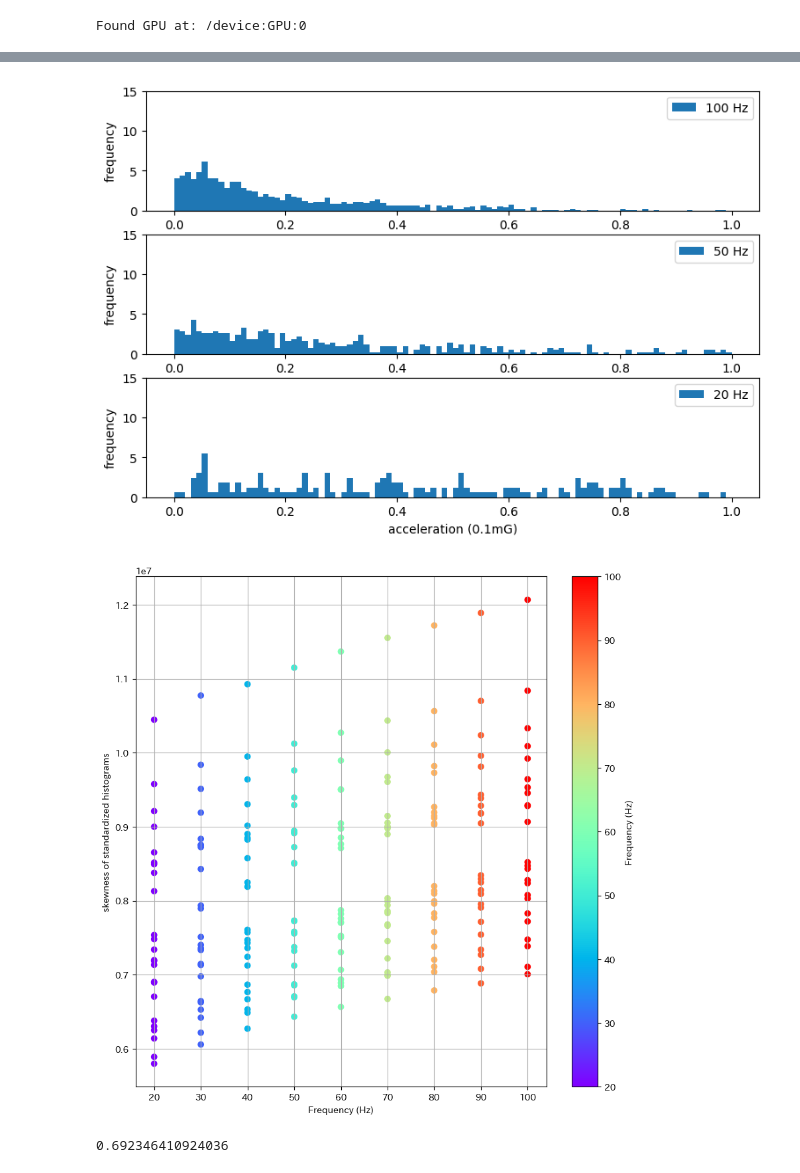
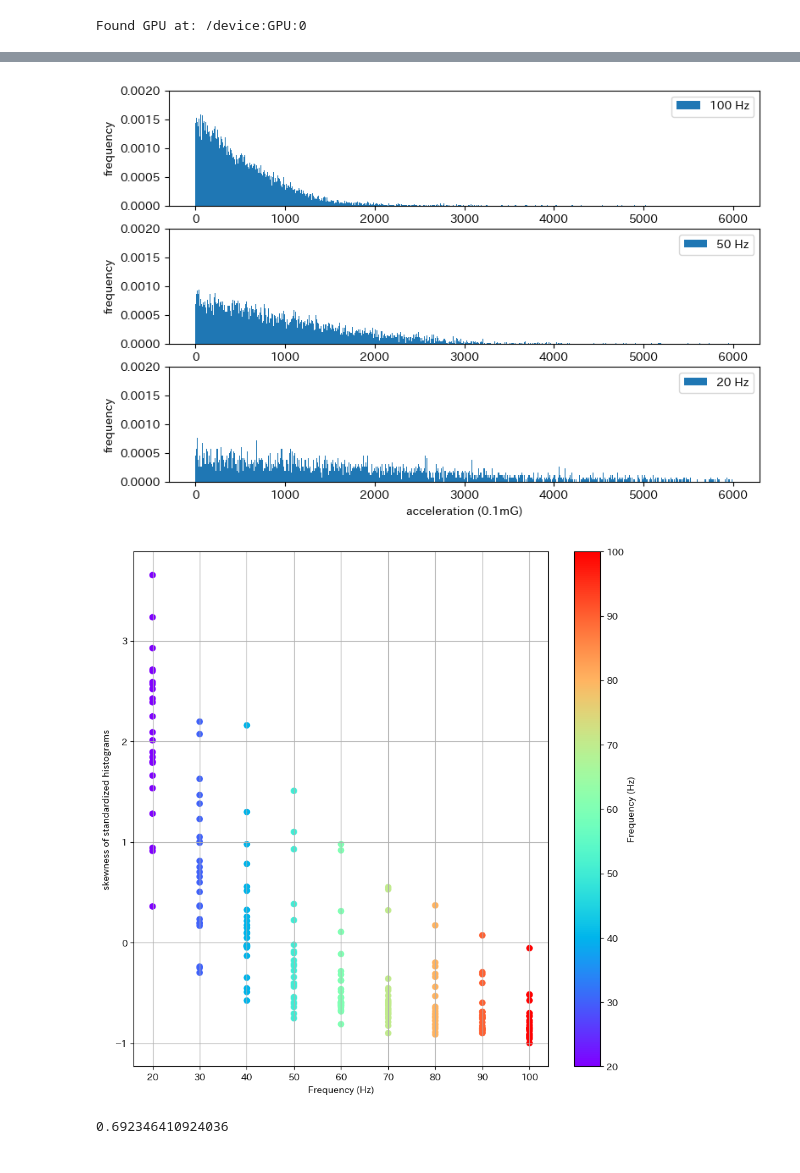
Before and after one commit to hinapyon/Sampling-Frequency-Estimating-of-Human-Activity-Acceleration-Data-using-Transformer-based-Regression, a Jupyter notebook: AcrossDifferentDomains.ipynb, the cells around one changed output, grey strips where cells are left out. Saved outputs shown, nothing was run; the diff lists cells and outputs as text; code cells hidden in the pictures.

Commit message:
true mae 7~9 終わった

```diff
--- a/AcrossDifferentDomains.ipynb
+++ b/AcrossDifferentDomains.ipynb
@@ -287,7 +284,7 @@ def path_to_histogram(path: str) -> tuple[list[float], np.array, np.array]:
 
     #各データセットからデータを読み込み二次元配列に格納
     for i in filename:
-        readAccX, readAccY, readAccZ = get_acceleration(path+i)
+        readAccX, readAccY, readAccZ = get_acceleration2(path+i)
         AccX.append(readAccX), AccY.append(readAccY), AccZ.append(readAccZ)
 
     Hz = np.ones(len(filename)) * 100
@@ -378,49 +392,44 @@ mae = []
 fig = plt.figure(figsize = (9,6))
 xl1 = "acceleration (0.1mG)"
 yl1 = "frequency"
 
 #グラフを描画するsubplot領域を作成。
 ax1 = fig.add_subplot(3, 1, 1)
 ax2 = fig.add_subplot(3, 1, 2)
 ax3 = fig.add_subplot(3, 1, 3)
 
-#各subplot領域にデータを渡す(範囲指定)
-ax1.hist(DifferenceAcc_list[4], bins=100,density=True, range=(0, 1), label="100 Hz")
-ax2.hist(DifferenceAcc_list[264], bins=100,density=True, range=(0, 1), label="50 Hz")
-ax3.hist(DifferenceAcc_list[420], bins=100,density=True, range=(0, 1), label="20 Hz")
-
 #各subplot領域にデータを渡す
-#ax1.hist(DifferenceAcc_list[0], bins=BINS,density=True, label="100 Hz")
-#ax2.hist(DifferenceAcc_list[260], bins=BINS,density=True, label="50 Hz")
-#ax3.hist(DifferenceAcc_list[416], bins=BINS,density=True, label="20 Hz")
+ax1.hist(DifferenceAcc_list[0], bins=BINS, density=True, range=(0, 6000), label="100 Hz")
+ax2.hist(DifferenceAcc_list[120], bins=BINS,density=True, range=(0, 6000), label="50 Hz")
+ax3.hist(DifferenceAcc_list[192], bins=BINS,density=True, range=(0, 6000), label="20 Hz")
 
 #各subplotにxラベルを追加
 ax1.set_xlabel(xl1)
 ax2.set_xlabel(xl1)
 ax3.set_xlabel(xl1)
 
 #各subplotにyラベルを追加
 ax1.set_ylabel(yl1)
 ax2.set_ylabel(yl1)
 ax3.set_ylabel(yl1)
 
 #各subplotのy軸の範囲を指定
-ax1.set_ylim(0, 15)
-ax2.set_ylim(0, 15)
-ax3.set_ylim(0, 15)
+ax1.set_ylim(0, 0.0020)
+ax2.set_ylim(0, 0.0020)
+ax3.set_ylim(0, 0.0020)
 
 # 凡例表示
 ax1.legend(loc = 'upper right')
 ax2.legend(loc = 'upper right')
 ax3.legend(loc = 'upper right')
 
 plt.show()
 # %% [output]
-[figure, old version]
+[figure, new version]
 # %%
 # クラスごとに色分けされたプロットを作成
 plt.figure(figsize=(10, 10))
-plt.scatter(Hz, features[:, 2], c=Hz, cmap='rainbow', marker='o')
+plt.scatter(Hz, DifferenceAcc_hist[:, ], c=Hz, cmap='rainbow', marker='o')
 plt.colorbar(label='Frequency (Hz)')
 plt.xlabel('Frequency (Hz)')
 plt.ylabel('skewness of standardized histograms')
@@ -428,7 +437,7 @@ plt.ylabel('skewness of standardized histograms')
 plt.grid(True)
 plt.show()
 # %% [output]
-[figure, old version]
+[figure, new version]
 # %%
 skew(DifferenceAcc_list[420])
 # %% [output]
```
Also changed, not shown: parts of 9 cells of this notebook.
